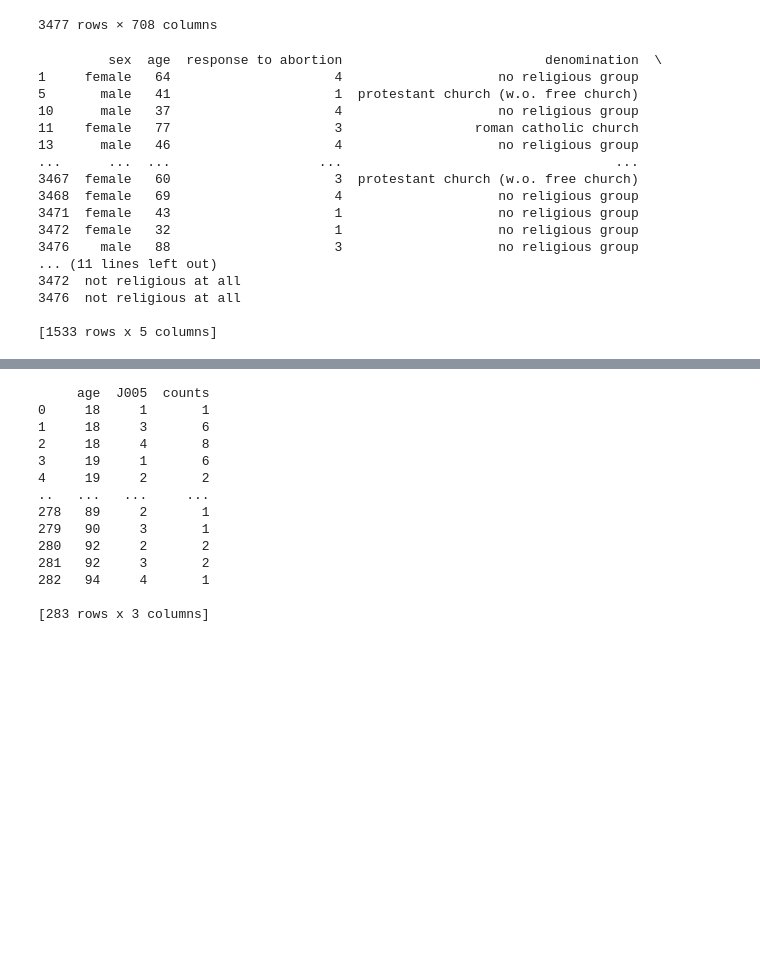
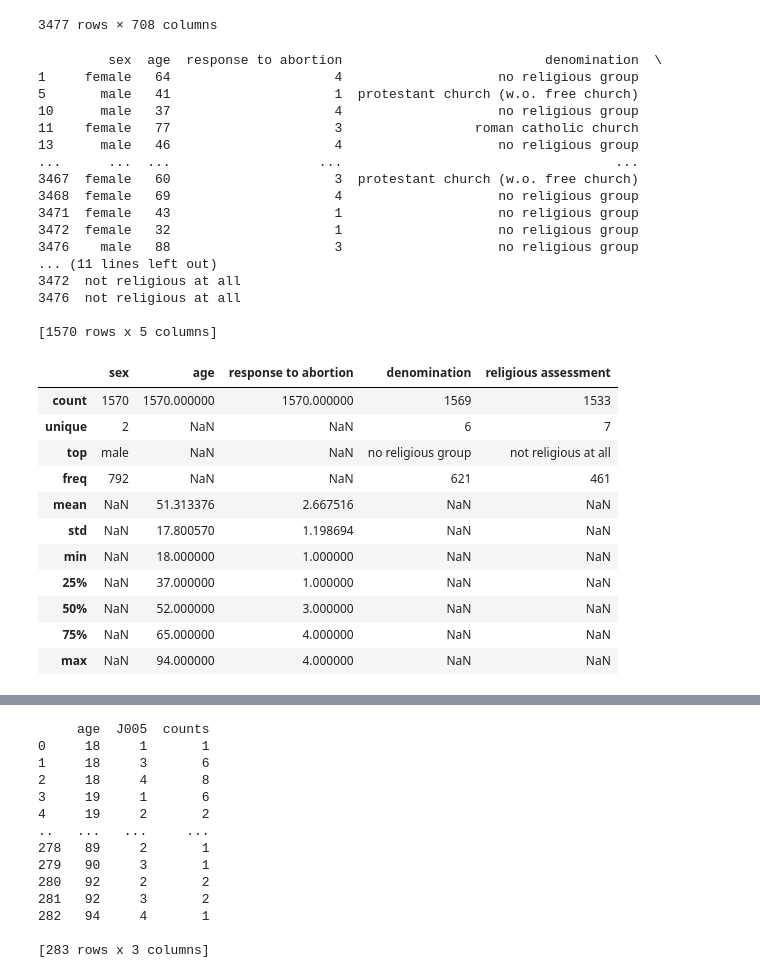
Before and after one commit to alinagriesel/ScipyProject, a Jupyter notebook: alina_probier_notebook.ipynb, the cells around one changed output, grey strips where cells are left out. Drawn from its saved outputs; the diff is of its cells as text; code cells hidden in the pictures; blank space fills up the shorter version.

```diff
--- a/Untitled.ipynb
+++ b/alina_probier_notebook.ipynb
@@ -29,35 +30,57 @@ csvFile = pd.read_csv('data.csv')
 # %%
 """
 Create dataframe with variables relevant for all hypotheses concerning abortion
 """
 
 # choose relevant columns / variables
 abortion_df = df[["sex", "age", "J005", "rd01", "J029"]]
-# remove all values below 0, as negative values indicate not apllicable
-abortion_df = abortion_df[(abortion_df.J005 > 0) & (abortion_df.J029 > 0) & (abortion_df.rd01 > 0)]
+# remove all values below 0 of abortion response, as negative values indicate not apllicable
+abortion_df = abortion_df[(abortion_df.J005 > 0)]
 # rename columns
 abortion_df = abortion_df. rename(columns = {"J005": "response to abortion", "rd01": "denomination", "J029": "religious assessment"})
+
 # rename values
 abortion_df = abortion_df.replace({"sex": {1: "male", 2: "female"},
-                                  "denomination": {1: "protestant church (w.o. free church)", 2: "protestant church", 3: "roman catholic church", 4: "other christian religious group", 5: "other non christian religious group", 6: "no religious group"},
-                                  "religious assessment": {1: "deeply religious", 2: "very religious", 3: "rather religious", 4: "neither nor", 5: "rather not religious", 6: "not religious", 7: "not religious at all"}})
+                                  "denomination": {1: "protestant church (w.o. free church)", 2: "protestant church", 3: "roman catholic church", 4: "other christian religious group", 5: "other non christian religious group", 6: "no religious group", -9: np.nan, -7: np.nan},
+                                  "religious assessment": {1: "deeply religious", 2: "very religious", 3: "rather religious", 4: "neither nor", 5: "rather not religious", 6: "not religious", 7: "not religious at all", -13: np.nan, -12: np.nan, -9: np.nan, -8: np.nan}})
+
 
 print(abortion_df)
+
+
+# summary statistic
+summary = abortion_df.describe(include='all')
+summary
+
+
+# df.dropna()
 # %% [output]
          sex  age  response to abortion                          denomination  \
 1     female   64                     4                    no religious group
 5       male   41                     1  protestant church (w.o. free church)
 10      male   37                     4                    no religious group
 11    female   77                     3                 roman catholic church
 13      male   46                     4                    no religious group
 ...      ...  ...                   ...                                   ...
 3467  female   60                     3  protestant church (w.o. free church)
 3468  female   69                     4                    no religious group
 3471  female   43                     1                    no religious group
 3472  female   32                     1                    no religious group
 3476    male   88                     3                    no religious group
 ... (11 lines left out)
 3472  not religious at all
 3476  not religious at all
 
-[1533 rows x 5 columns]
+[1570 rows x 5 columns]
+|  | sex | age | response to abortion | denomination | religious assessment |
+| count | 1570 | 1570.000000 | 1570.000000 | 1569 | 1533 |
+| unique | 2 | NaN | NaN | 6 | 7 |
+| top | male | NaN | NaN | no religious group | not religious at all |
+| freq | 792 | NaN | NaN | 621 | 461 |
+| mean | NaN | 51.313376 | 2.667516 | NaN | NaN |
+| std | NaN | 17.800570 | 1.198694 | NaN | NaN |
+| min | NaN | 18.000000 | 1.000000 | NaN | NaN |
+| 25% | NaN | 37.000000 | 1.000000 | NaN | NaN |
+| 50% | NaN | 52.000000 | 3.000000 | NaN | NaN |
+| 75% | NaN | 65.000000 | 4.000000 | NaN | NaN |
+| max | NaN | 94.000000 | 4.000000 | NaN | NaN |
```
Also changed, not shown: parts of 5 cells of this notebook, 2 other files.
